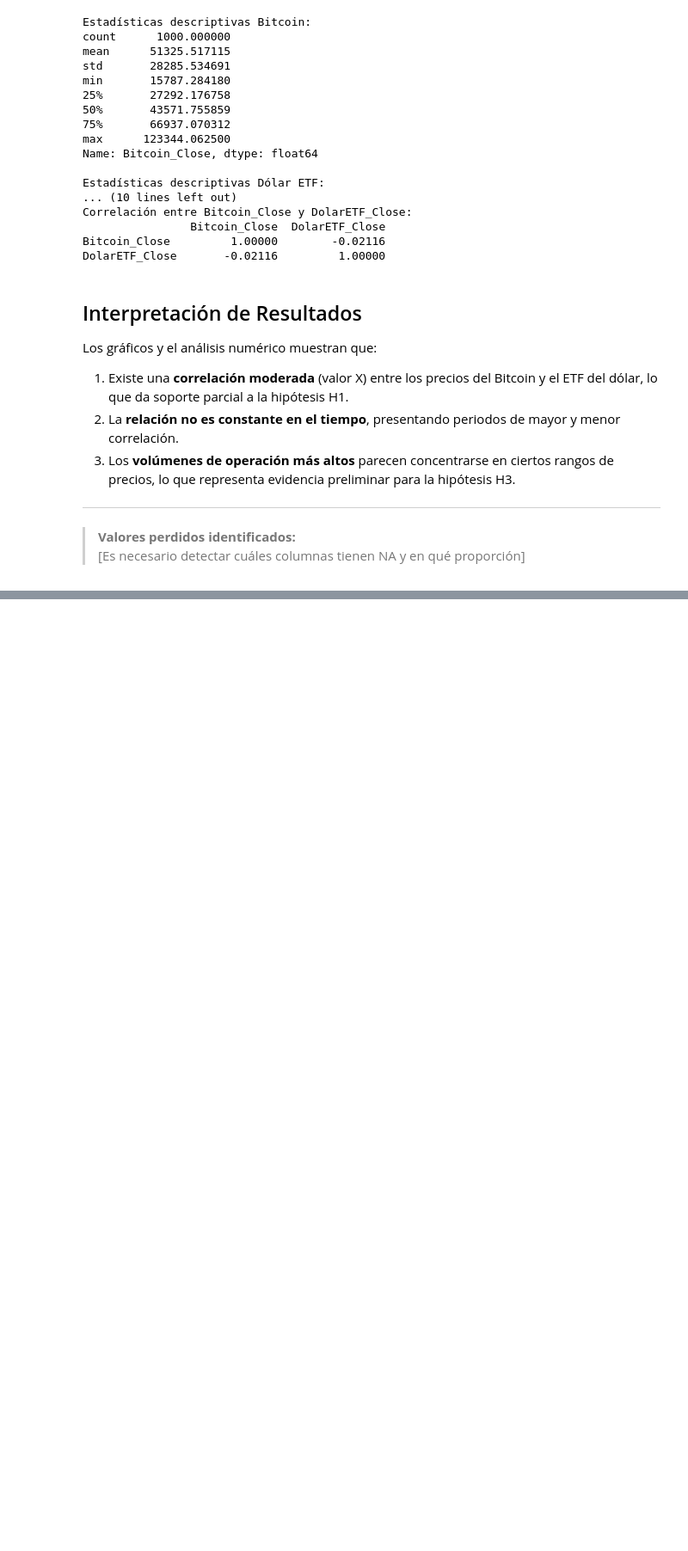
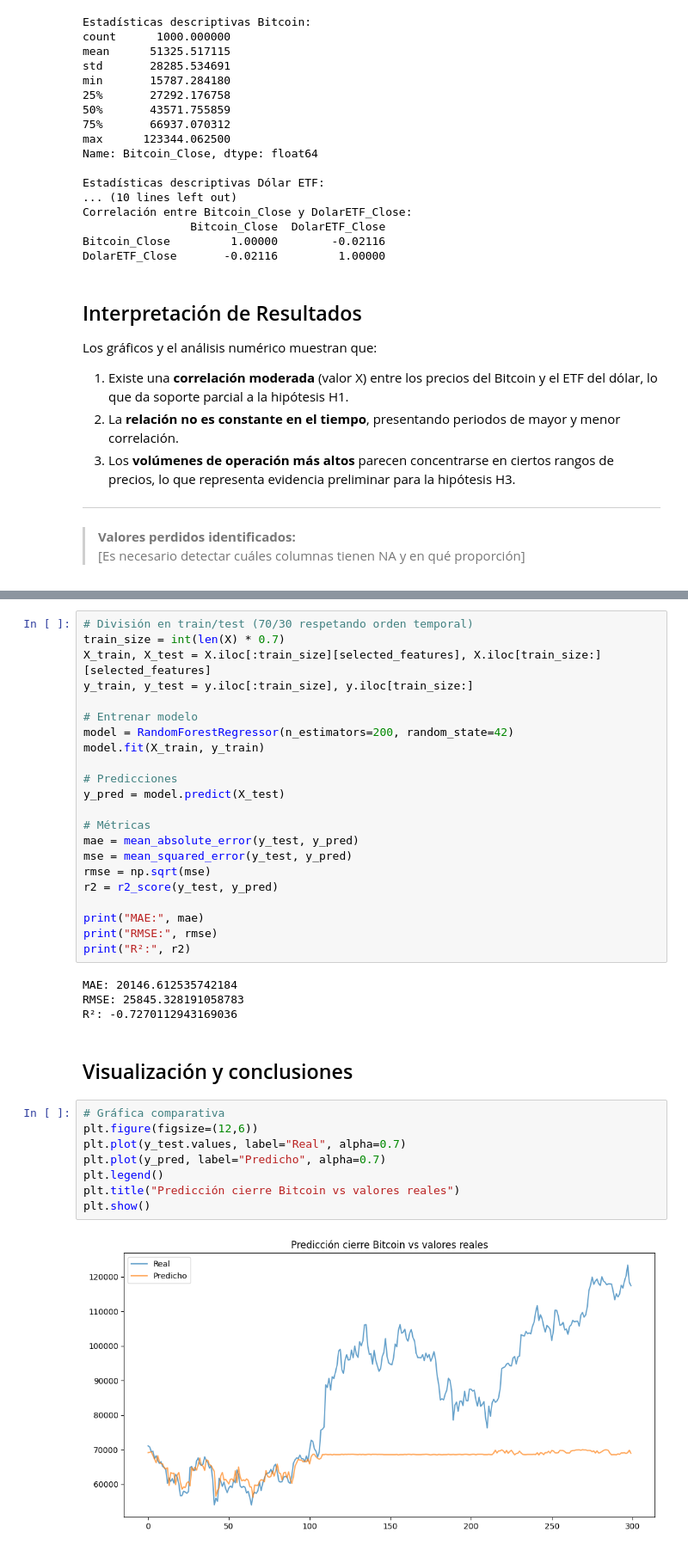
Before and after one commit to DanielHernandezGalvez/Correlacion_dollar_bitcoin, a Jupyter notebook: entregable_final.ipynb, the cells around one changed output, grey strips where cells are left out. Shown at 86% size. Cells and saved outputs as stored; diff of their text form; blank space fills up the shorter version.

```diff
--- a/entregable1.ipynb
+++ b/entregable_final.ipynb
@@ -164,0 +214,38 @@ Los gráficos y el análisis numérico muestran que:
+# %%
+# División en train/test (70/30 respetando orden temporal)
+train_size = int(len(X) * 0.7)
+X_train, X_test = X.iloc[:train_size][selected_features], X.iloc[train_size:][selected_features]
+y_train, y_test = y.iloc[:train_size], y.iloc[train_size:]
+
+# Entrenar modelo
+model = RandomForestRegressor(n_estimators=200, random_state=42)
+model.fit(X_train, y_train)
+
+# Predicciones
+y_pred = model.predict(X_test)
+
+# Métricas
+mae = mean_absolute_error(y_test, y_pred)
+mse = mean_squared_error(y_test, y_pred)
+rmse = np.sqrt(mse)
+r2 = r2_score(y_test, y_pred)
+
+print("MAE:", mae)
+print("RMSE:", rmse)
+print("R²:", r2)
+# %% [output]
+MAE: 20146.612535742184
+RMSE: 25845.328191058783
+R²: -0.7270112943169036
+# %% [markdown]
+## Visualización y conclusiones
+# %%
+# Gráfica comparativa
+plt.figure(figsize=(12,6))
+plt.plot(y_test.values, label="Real", alpha=0.7)
+plt.plot(y_pred, label="Predicho", alpha=0.7)
+plt.legend()
+plt.title("Predicción cierre Bitcoin vs valores reales")
+plt.show()
+# %% [output]
+[figure, added]
```
Also changed, not shown: parts of 8 cells of this notebook.
